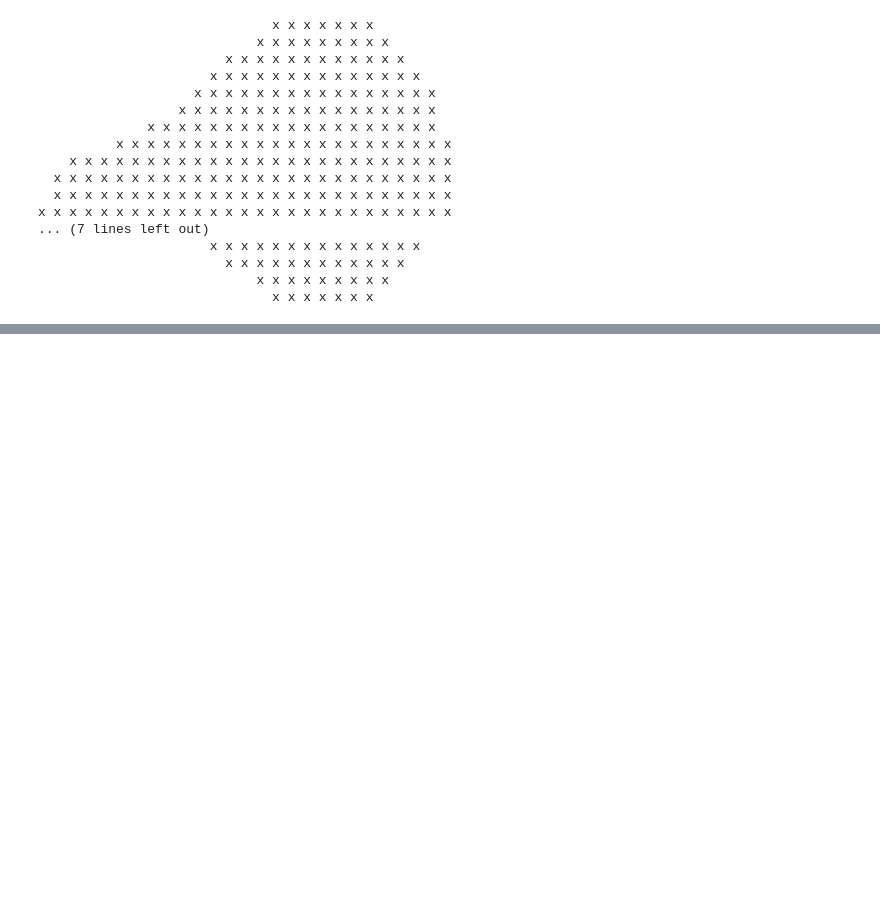
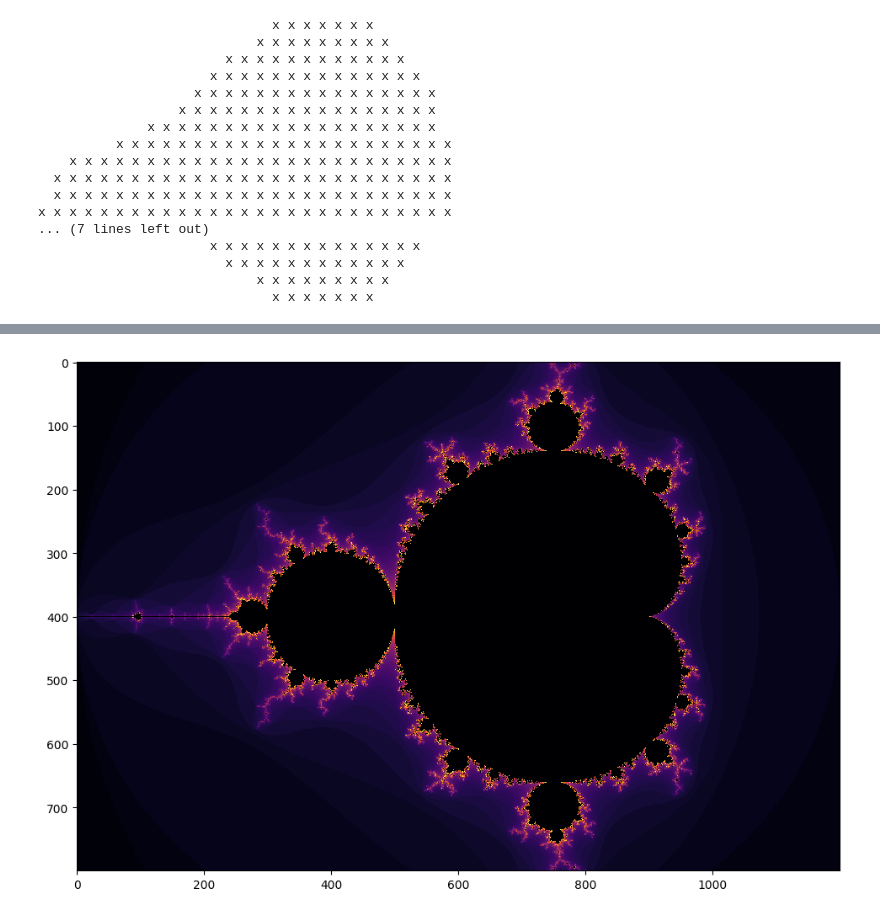
Before and after one commit to georgek/notebooks, a Jupyter notebook: mandelbrot.ipynb, the cells around one changed output, grey strips where cells are left out. Cells and saved outputs as stored; diff of their text form; code cells hidden in the pictures; blank space fills up the shorter version.

```diff
--- a/mandelbrot.ipynb
+++ b/mandelbrot.ipynb
@@ -198,0 +263,14 @@ At this resolution, 32 iterations is enough.
+# %%
+def is_diverging_n(c, iterations):
+    fc = f(c)
+    z = 0 + 0j
+    for iteration in range(iterations):
+        z = fc(z)
+        if abs(z) > 2:
+            return iteration + 1
+
+    return 0
+# %%
+plot_mandelbrot(64, is_diverging_n)
+# %% [output]
+[figure, added]
```
Also changed, not shown: parts of 23 cells of this notebook, 1 other file.
